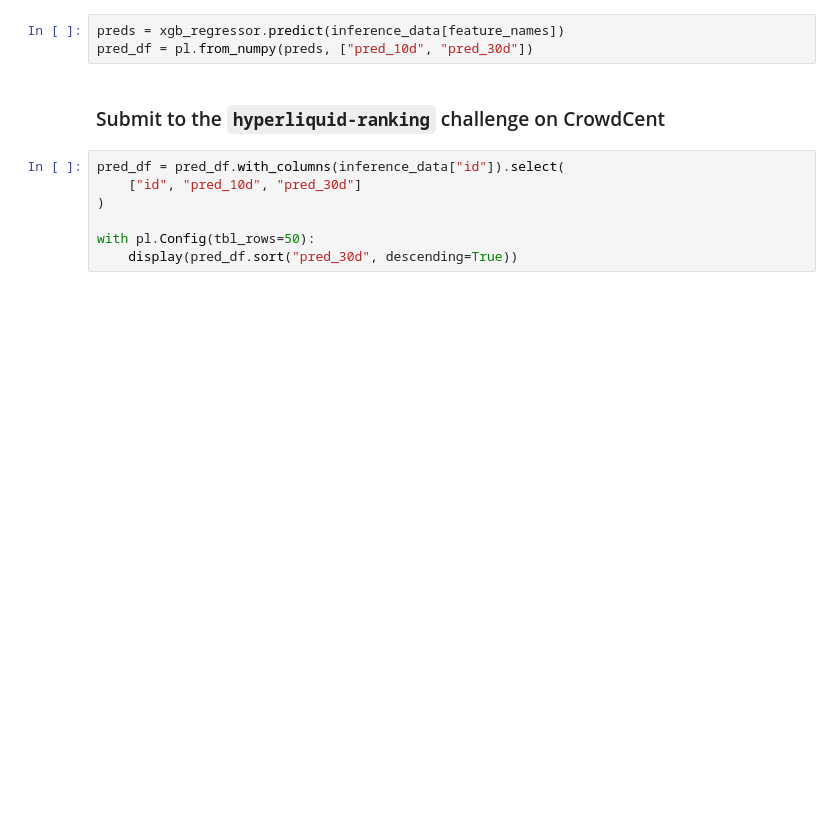
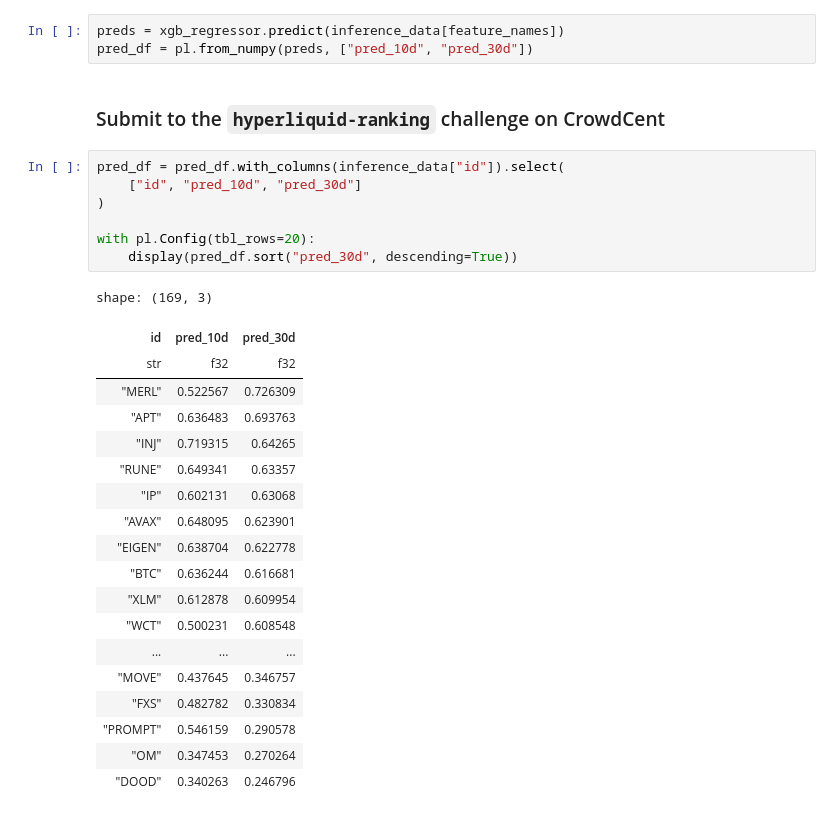
Before and after one commit to crowdcent/crowdcent-challenge, a Jupyter notebook: docs/tutorials/hyperliquid-end-to-end.ipynb, the cells around one changed output. Saved outputs shown, nothing was run; the diff lists cells and outputs as text; blank space fills up the shorter version.

```diff
--- a/docs/tutorials/hyperliquid-end-to-end.ipynb
+++ b/docs/tutorials/hyperliquid-end-to-end.ipynb
@@ -101,9 +99,29 @@ pred_df = pl.from_numpy(preds, ["pred_10d", "pred_30d"])
 # %%
 pred_df = pred_df.with_columns(inference_data["id"]).select(
     ["id", "pred_10d", "pred_30d"]
 )
 
-with pl.Config(tbl_rows=50):
+with pl.Config(tbl_rows=20):
     display(pred_df.sort("pred_30d", descending=True))
+# %% [output]
+shape: (169, 3)
+| id | pred_10d | pred_30d |
+| str | f32 | f32 |
+| "MERL" | 0.522567 | 0.726309 |
+| "APT" | 0.636483 | 0.693763 |
+| "INJ" | 0.719315 | 0.64265 |
+| "RUNE" | 0.649341 | 0.63357 |
+| "IP" | 0.602131 | 0.63068 |
+| "AVAX" | 0.648095 | 0.623901 |
+| "EIGEN" | 0.638704 | 0.622778 |
+| "BTC" | 0.636244 | 0.616681 |
+| "XLM" | 0.612878 | 0.609954 |
+| "WCT" | 0.500231 | 0.608548 |
+| ... | ... | ... |
+| "MOVE" | 0.437645 | 0.346757 |
+| "FXS" | 0.482782 | 0.330834 |
+| "PROMPT" | 0.546159 | 0.290578 |
+| "OM" | 0.347453 | 0.270264 |
+| "DOOD" | 0.340263 | 0.246796 |
 # %%
 # directly submit a dataframe
```
Also changed, not shown: parts of 4 cells of this notebook, 7 other files.
